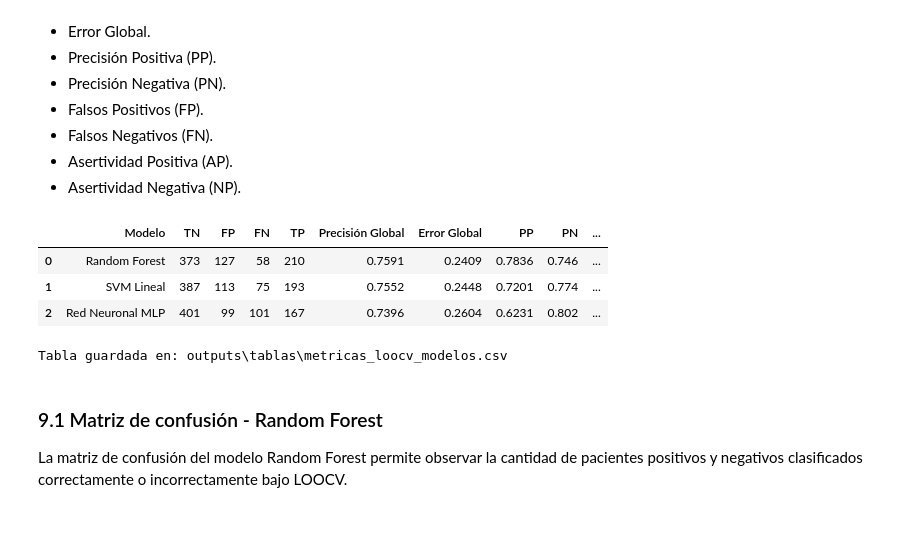
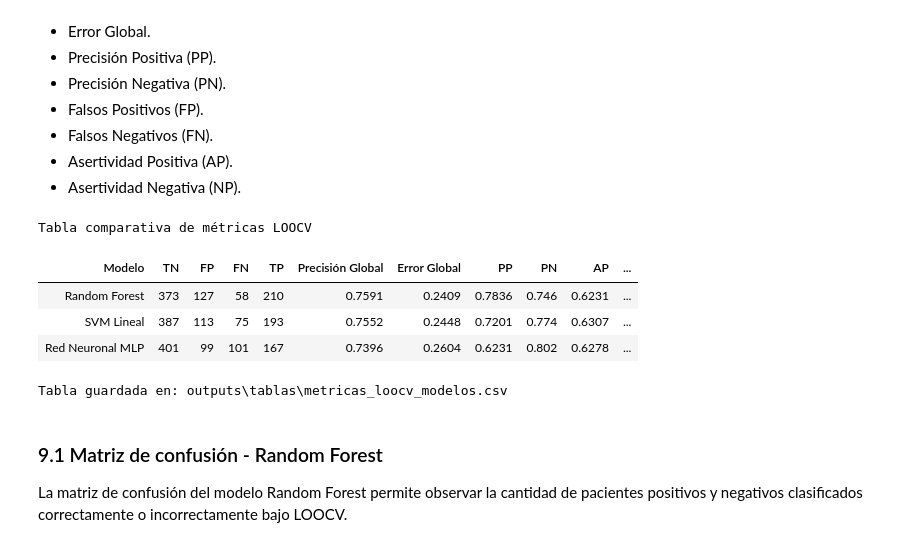
Before and after one commit to antoniot73/ml_loocv_diabetes_supervisado, a Jupyter notebook: notebooks/practica_loocv_diabetes_supervisado.ipynb, the cells around one changed output. Drawn from its saved outputs; the diff is of its cells as text; code cells hidden in the pictures.

Commit message:
Update responsive notebook and HTML report

```diff
--- a/notebooks/practica_loocv_diabetes_supervisado.ipynb
+++ b/notebooks/practica_loocv_diabetes_supervisado.ipynb
@@ -1050,20 +1150,26 @@ def build_comparative_metrics_table(
 # %%
 # Tabla comparativa de métricas solicitadas.
 
 metrics_df = build_comparative_metrics_table(y, loocv_predictions)
 
 metrics_path = OUTPUT_TABLES / "metricas_loocv_modelos.csv"
 metrics_df.to_csv(metrics_path, index=False)
 
-display(metrics_df.round(4))
+display_responsive_table(
+    metrics_df.round(4),
+    title="Tabla comparativa de métricas LOOCV",
+    min_width_px=980,
+    index=False,
+)
 
 print(f"Tabla guardada en: {format_relative_path(metrics_path)}")
 # %% [output]
+Tabla comparativa de métricas LOOCV
-|  | Modelo | TN | FP | FN | TP | Precisión Global | Error Global | PP | PN | ... |
-| 0 | Random Forest | 373 | 127 | 58 | 210 | 0.7591 | 0.2409 | 0.7836 | 0.746 | ... |
-| 1 | SVM Lineal | 387 | 113 | 75 | 193 | 0.7552 | 0.2448 | 0.7201 | 0.774 | ... |
-| 2 | Red Neuronal MLP | 401 | 99 | 101 | 167 | 0.7396 | 0.2604 | 0.6231 | 0.802 | ... |
+| Modelo | TN | FP | FN | TP | Precisión Global | Error Global | PP | PN | AP | ... |
+| Random Forest | 373 | 127 | 58 | 210 | 0.7591 | 0.2409 | 0.7836 | 0.746 | 0.6231 | ... |
+| SVM Lineal | 387 | 113 | 75 | 193 | 0.7552 | 0.2448 | 0.7201 | 0.774 | 0.6307 | ... |
+| Red Neuronal MLP | 401 | 99 | 101 | 167 | 0.7396 | 0.2604 | 0.6231 | 0.802 | 0.6278 | ... |
-Tabla guardada en: outputs\tablas\metricas_loocv_modelos.csv
+Tabla guardada en: outputs\tablas\metricas_loocv_modelos.csv
 # %% [markdown]
 ### 9.1 Matriz de confusión - Random Forest
 
```
Also changed, not shown: parts of 9 cells of this notebook, 1 other file.
